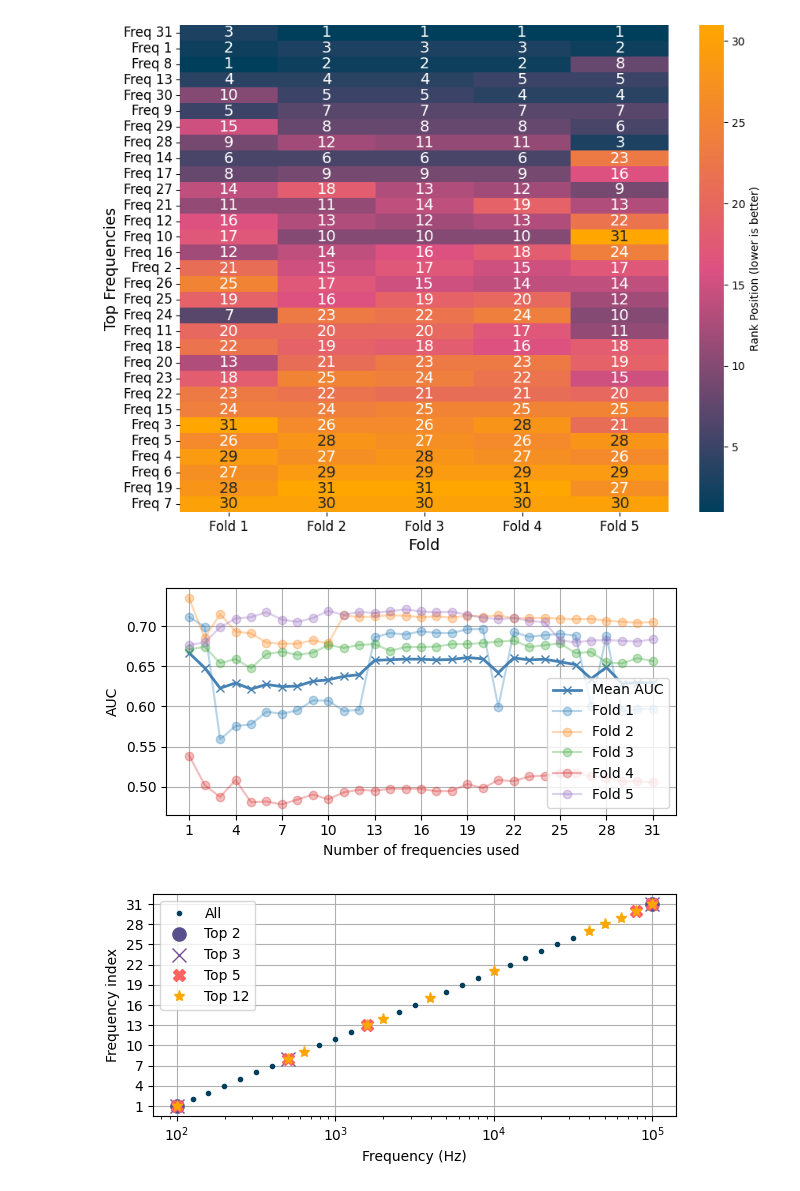
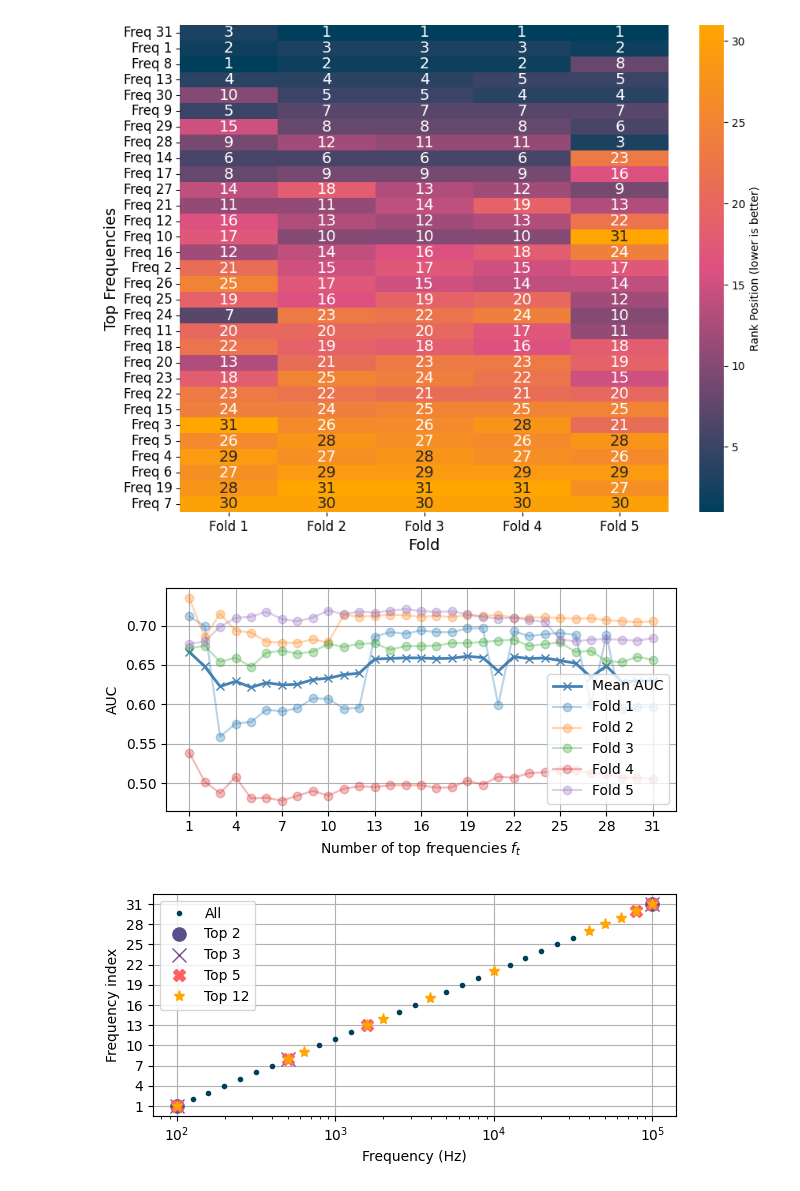
Before and after one commit to EITLabworks/IIVV-Evaluation, a Jupyter notebook: Statistics-and-figures.ipynb, the cells around one changed output. Cells and saved outputs as stored; diff of their text form; code cells hidden in the pictures.

```diff
--- a/Statistics-and-figures.ipynb
+++ b/Statistics-and-figures.ipynb
@@ -128,35 +128,35 @@ plot_fold_rankings(fold_rankings_dict, top_n_freqs=31, class_task=class_task)
 # %%
 # Plot AUC vs number of frequencies
 plt.figure(figsize=(6, 3))
 plt.plot(
     range(1, 31 + 1),
     np.nanmean([np.array(v) for v in fold_aucs_baseline.values()], axis=0),
     marker="x",
     color="steelblue",
     linewidth=2,
     label="Mean AUC",
 )
 
 # Add individual fold lines
 for fold_idx in range(5):
     plt.plot(
         range(1, 31 + 1),
         fold_aucs_baseline[fold_idx],
         "o-",
         alpha=0.3,
         label=f"Fold {fold_idx+1}",
     )
 
-plt.xlabel("Number of frequencies used")
-plt.xticks(range(1, 31 + 1,3))
+plt.xlabel("Number of top frequencies $f_{t}$")
+plt.xticks(range(1, 31 + 1, 3))
 plt.ylabel("AUC")
 plt.grid(True)
 plt.legend(loc="lower right")
 plt.tight_layout()
 plt.savefig(f"results/baselineaucs_{class_task}.pdf", bbox_inches="tight")
 plt.show()
 # %% [output]
-[figure, old version]
+[figure, new version]
 # %%
 freq_idx, freq_list = get_freqs(plot=False)
 # %%
```
Also changed, not shown: parts of 4 cells of this notebook, 2 other files.
